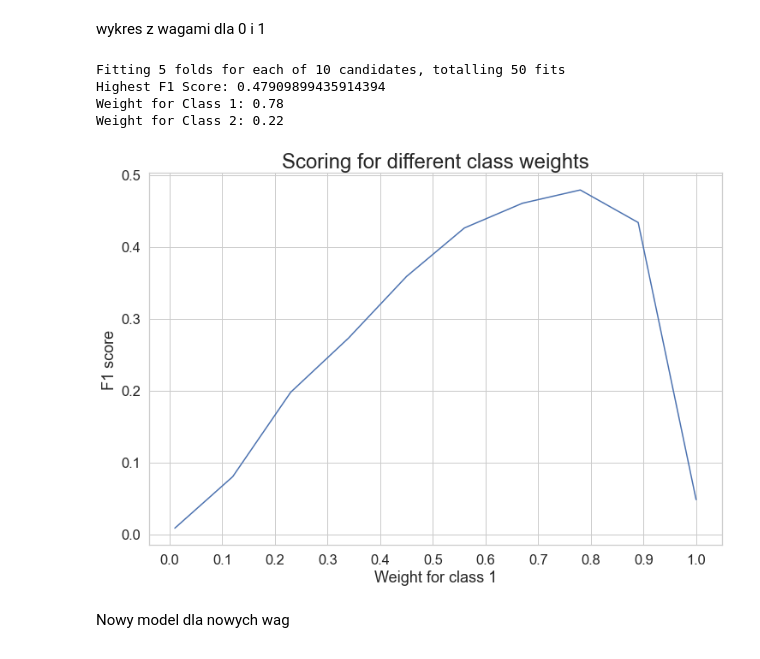
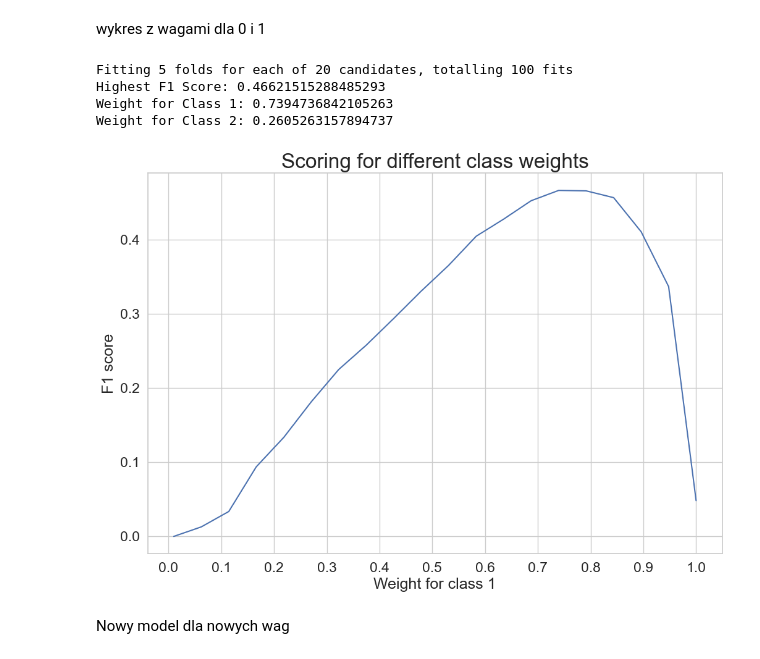
Before and after one commit to rakjuliaoczy/dr, a Jupyter notebook: Logistic_Regression_Model.ipynb, the cells around one changed output. Cells and saved outputs as stored; diff of their text form; code cells hidden in the pictures.

```diff
--- a/Logistic_Regression_Model.ipynb
+++ b/Logistic_Regression_Model.ipynb
@@ -168,7 +177,7 @@ Validation presision score: 0.07303
 wykres z wagami dla 0 i 1
 # %%
 #Setting the range for class weights
-weights = np.linspace(0.0,0.99,10)
+weights = np.linspace(0.0,0.99,20)
 
 #Creating a dictionary grid for grid search
 param_grid = {'class_weight': [{0:x, 1:1.0-x} for x in weights]}
@@ -177,39 +186,39 @@ param_grid = {'class_weight': [{0:x, 1:1.0-x} for x in weights]}
 gridsearch = GridSearchCV(estimator= model,
                           param_grid= param_grid,
                           cv=StratifiedKFold(),
                           n_jobs=-1,
                           scoring='f1',
                           verbose=2).fit(train_X, train_y)
 
 #Ploting the score for different values of weight
 sn.set_style('whitegrid')
 plt.figure(figsize=(12,8))
 weigh_data = pd.DataFrame({ 'score': gridsearch.cv_results_['mean_test_score'], 'weight': (1- weights)})
-sn.lineplot(weigh_data['weight'], weigh_data['score'])
+sn.lineplot(x='weight', y='score', data=weigh_data)
 plt.xlabel('Weight for class 1')
 plt.ylabel('F1 score')
 plt.xticks([round(i/10,1) for i in range(0,11,1)])
 plt.title('Scoring for different class weights', fontsize=24)
 # Get the index of the highest F1 score
 best_index = gridsearch.best_index_
 
 # Get the corresponding weight values for weight one and weight two
 best_weight_one = 1 - weights[best_index]
 best_weight_two = weights[best_index]
 
 # Get the highest F1 score
 best_f1_score = gridsearch.cv_results_['mean_test_score'][best_index]
 
 # Print the results
 print("Highest F1 Score:", best_f1_score)
 print("Weight for Class 1:", best_weight_one)
 print("Weight for Class 2:", best_weight_two)
 # %% [output]
-Fitting 5 folds for each of 10 candidates, totalling 50 fits
-Highest F1 Score: 0.47909899435914394
-Weight for Class 1: 0.78
-Weight for Class 2: 0.22
+Fitting 5 folds for each of 20 candidates, totalling 100 fits
+Highest F1 Score: 0.46621515288485293
+Weight for Class 1: 0.7394736842105263
+Weight for Class 2: 0.2605263157894737
-[figure, old version]
+[figure, new version]
 # %% [markdown]
 Nowy model dla nowych wag
 # %%
```
Also changed, not shown: parts of 11 cells of this notebook, 1 other file.
